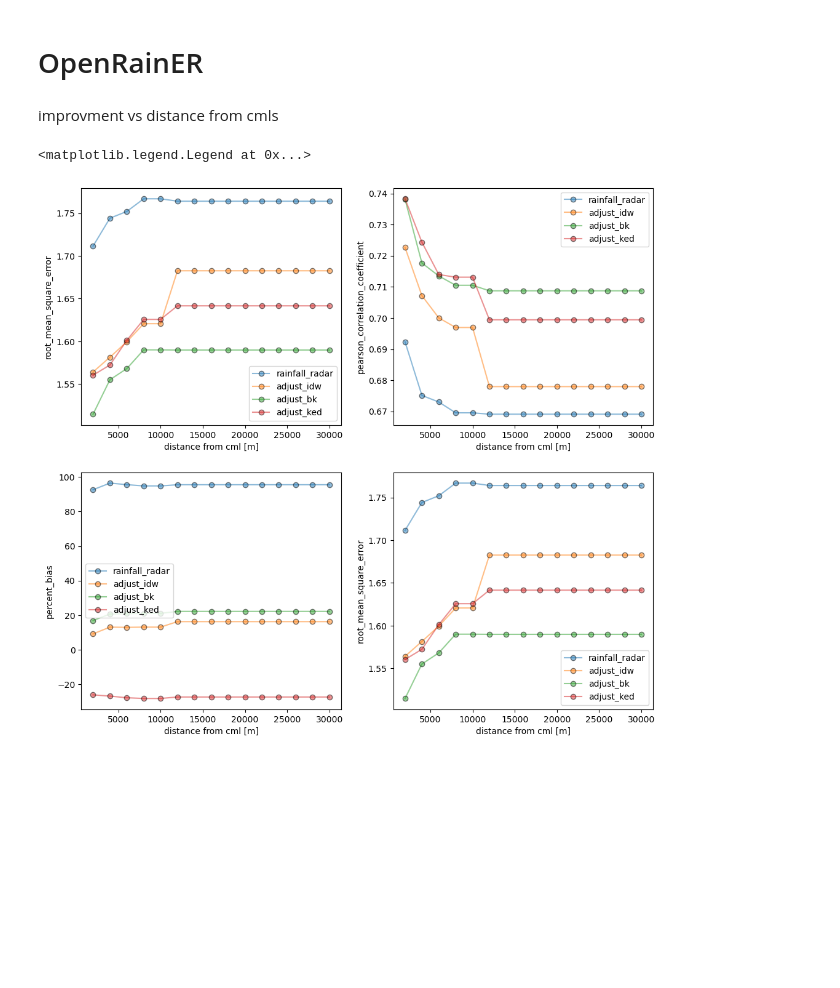
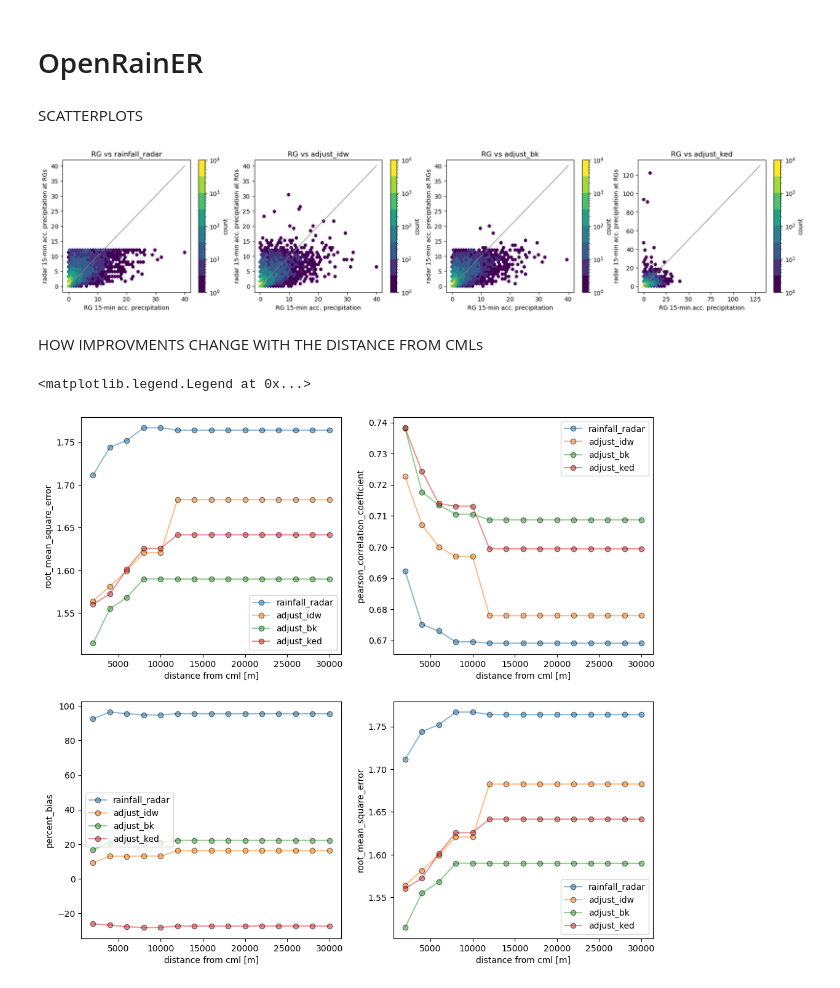
Before and after one commit to EliaCovi/radar_adjustment_intercomparison, a Jupyter notebook: 4_adjustment_analysis.ipynb, the cells around one changed output. Saved outputs shown, nothing was run; the diff lists cells and outputs as text; code cells hidden in the pictures; blank space fills up the shorter version.

Commit message:
scatterplots and distance analysis

```diff
--- a/4_adjustment_analysis.ipynb
+++ b/4_adjustment_analysis.ipynb
@@ -70,8 +70,49 @@ ds_gauges['adjust_ked'] = get_grid_at_points(
     da_gridded_data=ds_rad.rainfall_KED,
     da_point_data=ds_gauges.rainfall_amount,
 )
+# %% [markdown]
+SCATTERPLOTS
+# %%
+fig, ax = plt.subplots(1, 4, figsize=(22, 4))
+hx = plg.validation.plot_hexbin(
+    ds_gauges.rainfall_amount.values.flatten(),
+    ds_gauges.rainfall_radar.values.flatten(),
+    ref_thresh=0.1,
+    est_thresh=0.1,
+    ax=ax[0],
+)
+hx = plg.validation.plot_hexbin(
+    ds_gauges.rainfall_amount.values.flatten(),
+    ds_gauges.adjust_idw.values.flatten(),
+    ref_thresh=0.1,
+    est_thresh=0.1,
+    ax=ax[1],
+)
+hx = plg.validation.plot_hexbin(
+    ds_gauges.rainfall_amount.values.flatten(),
+    ds_gauges.adjust_bk.values.flatten(),
+    ref_thresh=0.1,
+    est_thresh=0.1,
+    ax=ax[2],
+)
+hx = plg.validation.plot_hexbin(
+    ds_gauges.rainfall_amount.values.flatten(),
+    ds_gauges.adjust_ked.values.flatten(),
+    ref_thresh=0.1,
+    est_thresh=0.1,
+    ax=ax[3],
+)
+ax[0].set_title('RG vs rainfall_radar')
+ax[1].set_title('RG vs adjust_idw')
+ax[2].set_title('RG vs adjust_bk')
+ax[3].set_title('RG vs adjust_ked')
+for i in range(4):
+    ax[i].set_ylabel('radar 15-min acc. precipitation at RGs')
+    ax[i].set_xlabel('RG 15-min acc. precipitation')
+# %% [output]
+[figure, added]
 # %% [markdown]
-improvment vs distance from cmls
+HOW IMPROVMENTS CHANGE WITH THE DISTANCE FROM CMLs
 # %%
 # compute matrix considering rgs at max_distance from cmls
 
```
